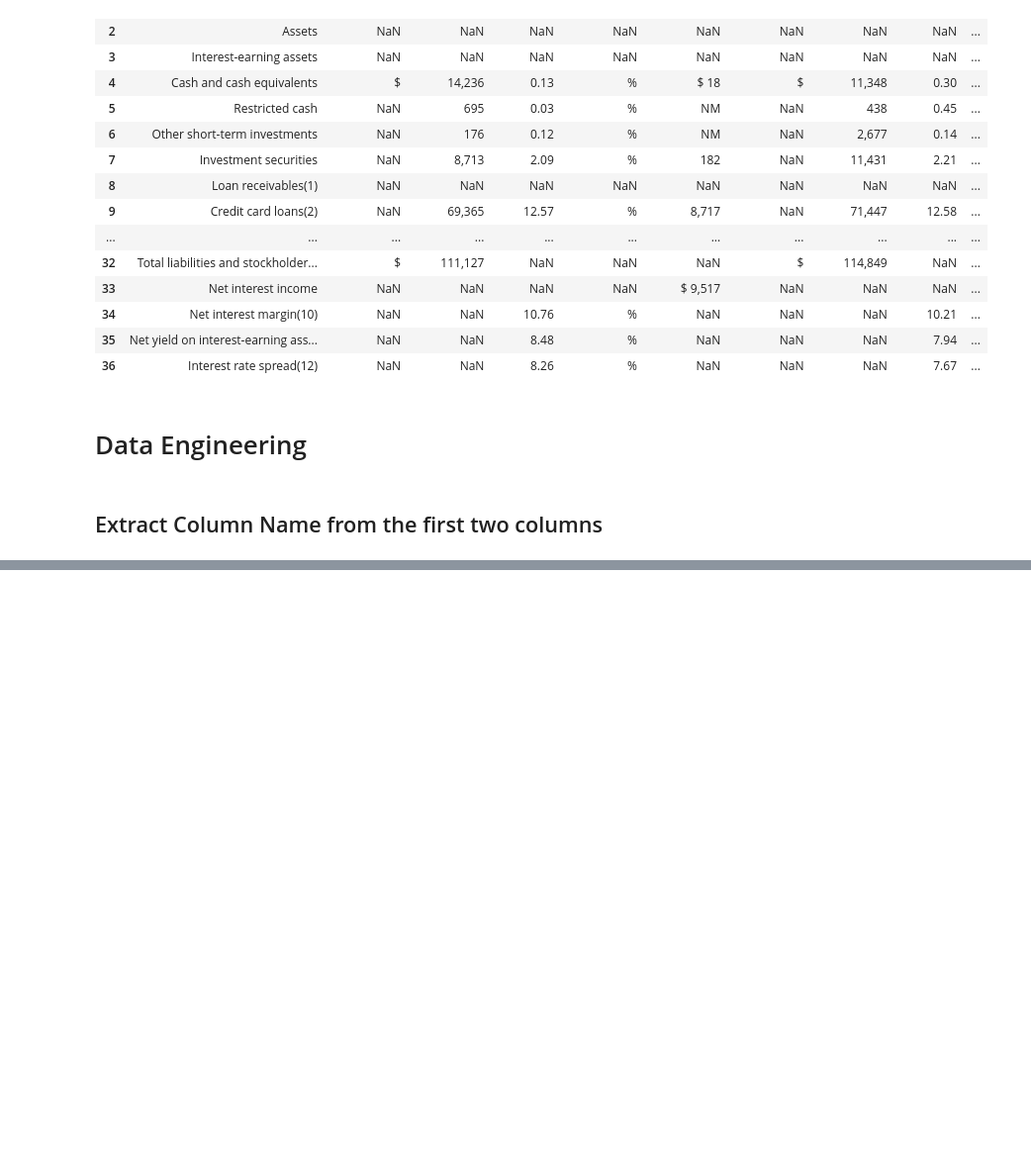
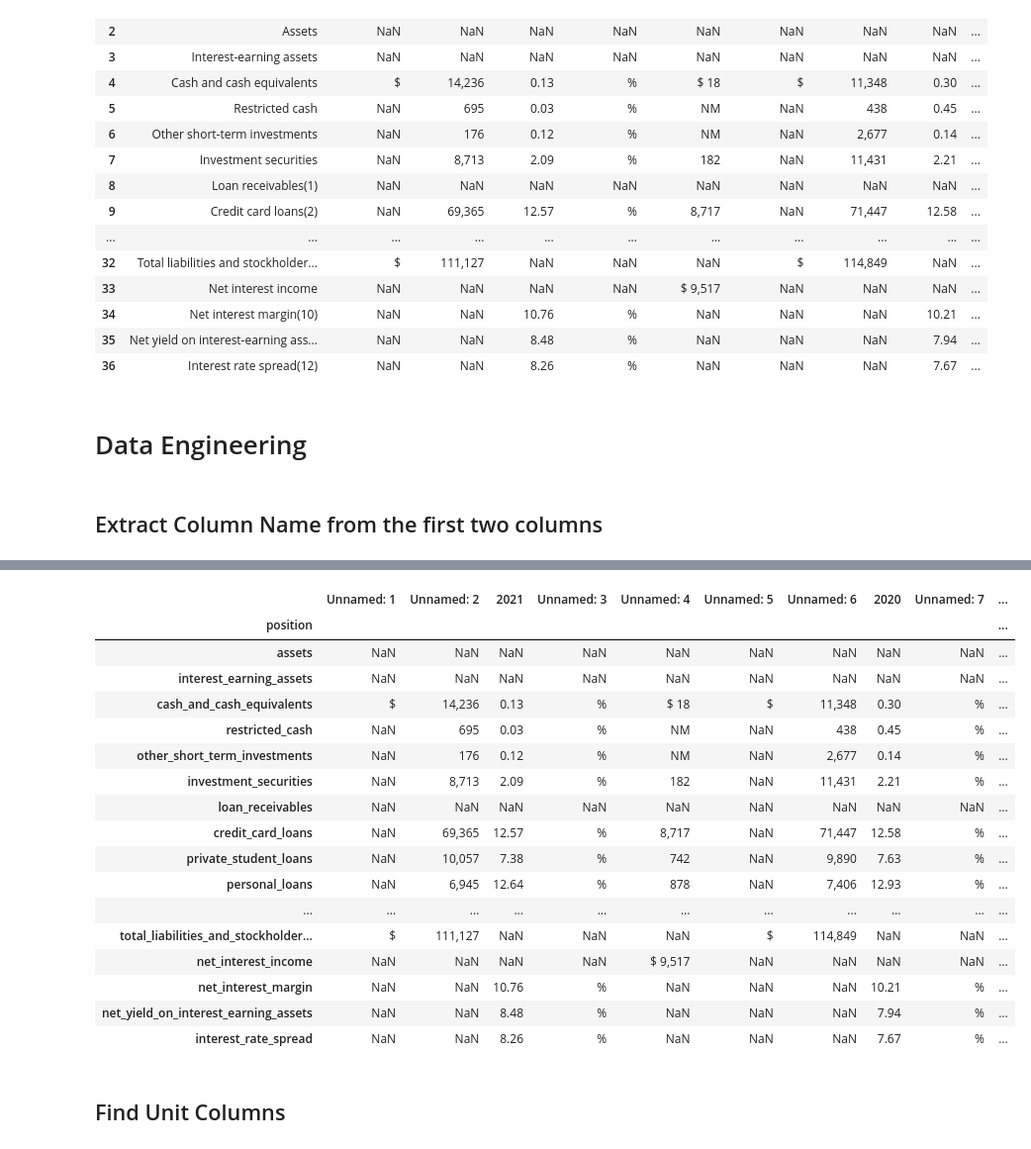
Before and after one commit to EzraTam/fin-pdf-extract, a Jupyter notebook: data/data_engineering.ipynb, the cells around one changed output, grey strips where cells are left out. Shown at 99% size. Drawn from its saved outputs; the diff is of its cells as text; code cells hidden in the pictures; blank space fills up the shorter version.

```diff
--- a/data/data_engineering.ipynb
+++ b/data/data_engineering.ipynb
@@ -6,7 +9,7 @@ from re import sub
 # %% [markdown]
 # Import Data
 # %%
-pdf_path="data/discover_10K_2021.pdf"
+pdf_path=f"{os.getcwd()}/discover_10K_2021.pdf"
 pdf_data=tabula.read_pdf(pdf_path, pages=61)[0]
 # %%
 pdf_data
@@ -109,0 +67,31 @@ Name: Unnamed: 4, dtype: object
+# %%
+# Delete the first two rows
+pdf_data=pdf_data.drop([0,1]).reset_index(drop=True)
+# Make the position column to index
+pdf_data=pdf_data.rename(columns={"Unnamed: 0":"position"})
+pdf_data["position"]=pdf_data["position"].apply(lambda x: x.split("(")[0])
+pdf_data["position"]=pdf_data["position"].apply(replace_special_char)
+pdf_data["position"]=pdf_data["position"].apply(snake_case)
+pdf_data=pdf_data.set_index(keys="position",drop=True)
+pdf_data
+# %% [output]
+|  | Unnamed: 1 | Unnamed: 2 | 2021 | Unnamed: 3 | Unnamed: 4 | Unnamed: 5 | Unnamed: 6 | 2020 | Unnamed: 7 | ... |
+| position |  |  |  |  |  |  |  |  |  | ... |
+| assets | NaN | NaN | NaN | NaN | NaN | NaN | NaN | NaN | NaN | ... |
+| interest_earning_assets | NaN | NaN | NaN | NaN | NaN | NaN | NaN | NaN | NaN | ... |
+| cash_and_cash_equivalents | $ | 14,236 | 0.13 | % | $ 18 | $ | 11,348 | 0.30 | % | ... |
+| restricted_cash | NaN | 695 | 0.03 | % | NM | NaN | 438 | 0.45 | % | ... |
+| other_short_term_investments | NaN | 176 | 0.12 | % | NM | NaN | 2,677 | 0.14 | % | ... |
+| investment_securities | NaN | 8,713 | 2.09 | % | 182 | NaN | 11,431 | 2.21 | % | ... |
+| loan_receivables | NaN | NaN | NaN | NaN | NaN | NaN | NaN | NaN | NaN | ... |
+| credit_card_loans | NaN | 69,365 | 12.57 | % | 8,717 | NaN | 71,447 | 12.58 | % | ... |
+| private_student_loans | NaN | 10,057 | 7.38 | % | 742 | NaN | 9,890 | 7.63 | % | ... |
+| personal_loans | NaN | 6,945 | 12.64 | % | 878 | NaN | 7,406 | 12.93 | % | ... |
+| ... | ... | ... | ... | ... | ... | ... | ... | ... | ... | ... |
+| total_liabilities_and_stockholder... | $ | 111,127 | NaN | NaN | NaN | $ | 114,849 | NaN | NaN | ... |
+| net_interest_income | NaN | NaN | NaN | NaN | $ 9,517 | NaN | NaN | NaN | NaN | ... |
+| net_interest_margin | NaN | NaN | 10.76 | % | NaN | NaN | NaN | 10.21 | % | ... |
+| net_yield_on_interest_earning_assets | NaN | NaN | 8.48 | % | NaN | NaN | NaN | 7.94 | % | ... |
+| interest_rate_spread | NaN | NaN | 8.26 | % | NaN | NaN | NaN | 7.67 | % | ... |
+# %% [markdown]
+## Find Unit Columns
```
Also changed, not shown: parts of 27 cells of this notebook.
